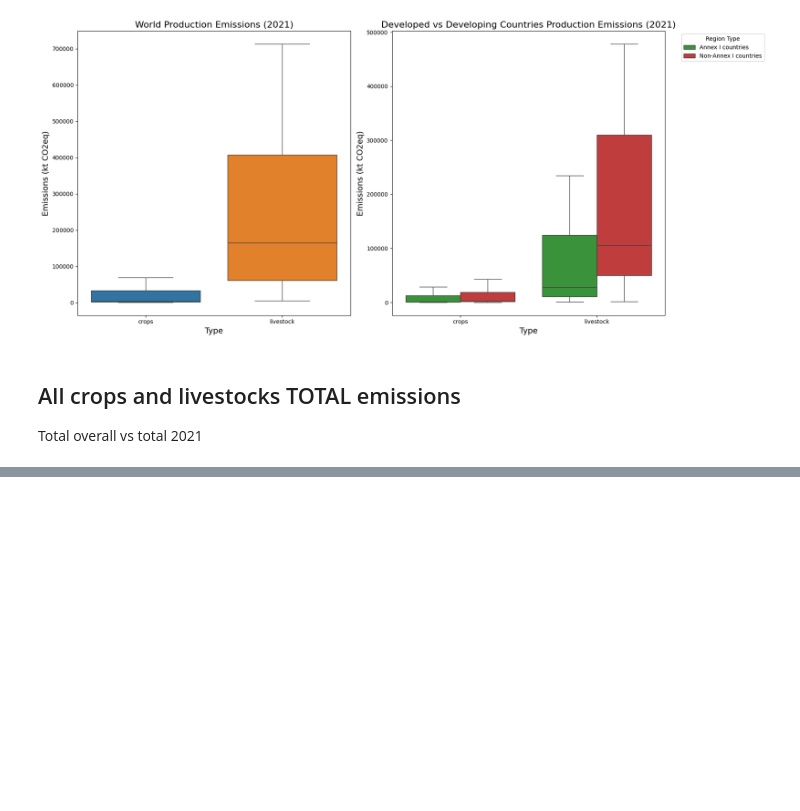
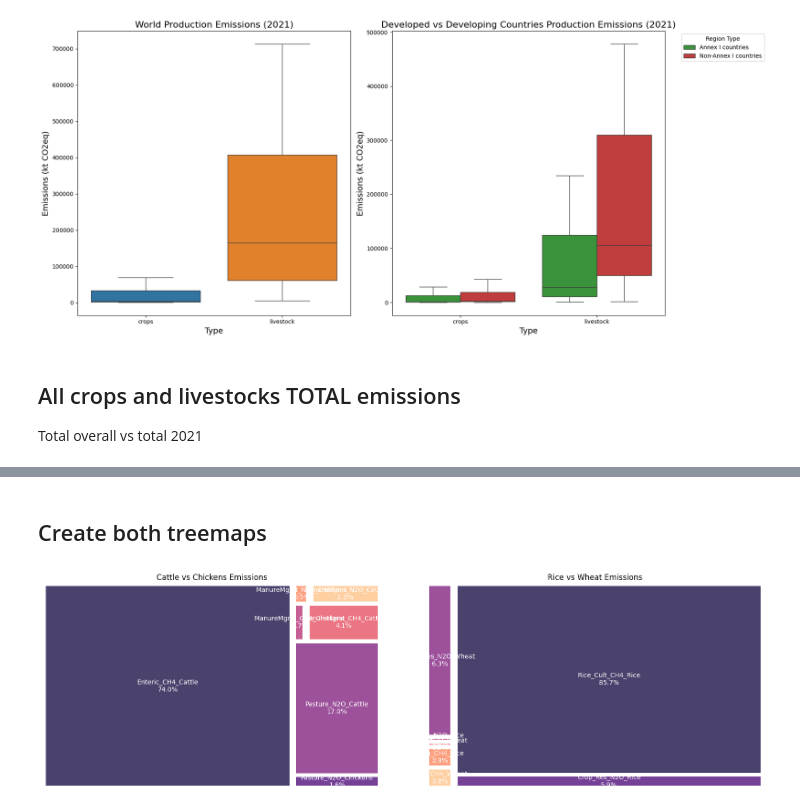
Before and after one commit to ezemriv/FAO-Food-CO2-Footprint, a Jupyter notebook: food_emissions/02_emissions_analysis_plots.ipynb, the cells around one changed output, grey strips where cells are left out. Saved outputs shown, nothing was run; the diff lists cells and outputs as text; code cells hidden in the pictures; blank space fills up the shorter version.

Commit message:
treemaps

```diff
--- a/food_emissions/02_emissions_analysis_plots.ipynb
+++ b/food_emissions/02_emissions_analysis_plots.ipynb
@@ -262,0 +310,3 @@ plt.show()
+# %%
+treemap_crops = pd.melt(world_2021_selected_crops, id_vars=['Item'], var_name="emission_type", value_name="emission_value")
+treemap_livestock = pd.melt(world_2021_selected_livestock, id_vars=['Item'], var_name="emission_type", value_name="emission_value")
@@ -262,0 +315,59 @@ plt.show()
+# %%
+crops_total = treemap_crops['emission_value'].sum()
+treemap_crops['emission_value'] = (treemap_crops['emission_value'] / crops_total) * 100
+
+livestock_total = treemap_livestock['emission_value'].sum()
+treemap_livestock['emission_value'] = (treemap_livestock['emission_value'] / livestock_total) * 100
+# %%
+treemap_livestock['emission_type'] = treemap_livestock['emission_type'] + '_' + treemap_livestock['Item']
+treemap_livestock = treemap_livestock[treemap_livestock['emission_value'] > 0]
+# %%
+treemap_crops['emission_type'] = treemap_crops['emission_type'] + '_' + treemap_crops['Item']
+treemap_crops = treemap_crops[treemap_crops['emission_value'] > 0]
+# %% [markdown]
+## Create both treemaps
+# %%
+fig, (ax1, ax2) = plt.subplots(1, 2, figsize=(16, 5))
+
+labels_liv = [f"{label}\n{value:.1f}%" for label, value in zip(treemap_livestock['emission_type'], treemap_livestock['emission_value'])]
+labels_c = [f"{label}\n{value:.1f}%" for label, value in zip(treemap_crops['emission_type'], treemap_crops['emission_value'])]
+
+# Reverse the color palette
+magma_colors = sns.color_palette("magma", len(treemap_livestock['emission_value'])).as_hex()
+magma_colors_reversed = magma_colors[::-1]
+
+# Plot for livestock emissions
+squarify.plot(
+    sizes=treemap_livestock['emission_value'],
+    label=labels_liv,
+    alpha=.8,
+    pad=0.25,
+    text_kwargs={'fontsize': 10, 'color': 'white'},
+    color=magma_colors,
+    ax=ax1
+)
+ax1.set_title('Cattle vs Chickens Emissions')
+ax1.axis('off')
+
+# Plot for crop emissions
+squarify.plot(
+    sizes=treemap_crops['emission_value'],
+    label=labels_c,
+    alpha=.8,
+    pad=0.25,
+    text_kwargs={'fontsize': 10, 'color': 'white'},
+    color=magma_colors_reversed,
+    ax=ax2
+)
+ax2.set_title('Rice vs Wheat Emissions')
+ax2.axis('off')
+
+# Show plot
+plt.tight_layout()
+# plt.savefig('../plots/all_food_items_prodemissions_boxplots.png', dpi=300, bbox_inches='tight')
+
+plt.savefig('../plots/treemaps_emissions.pdf', format='pdf')
+plt.savefig('../plots/treemaps_emissions.png', format='png')
+plt.show()
+# %% [output]
+[figure, added]
```
Also changed, not shown: parts of 6 cells of this notebook, 1 other file.
